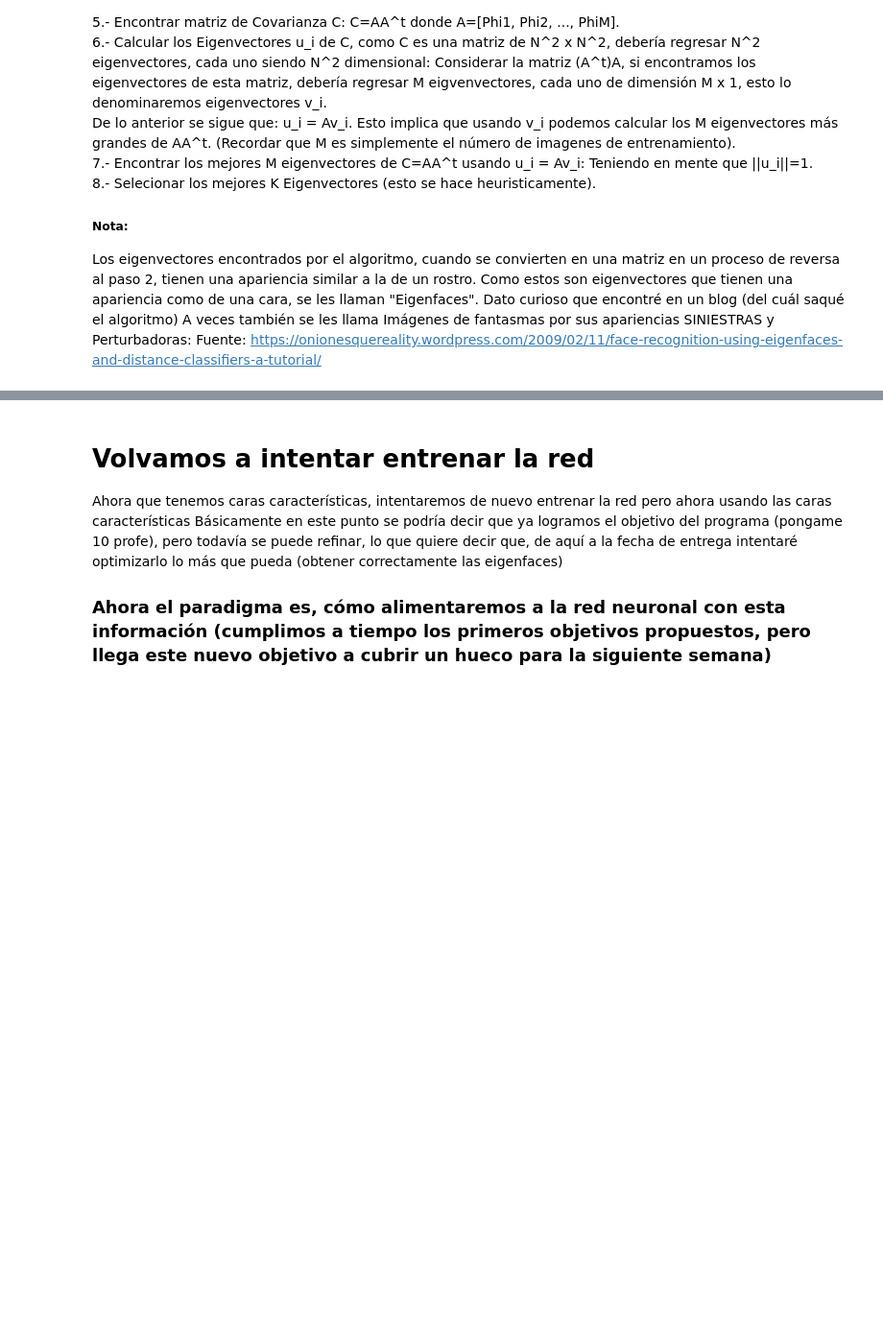
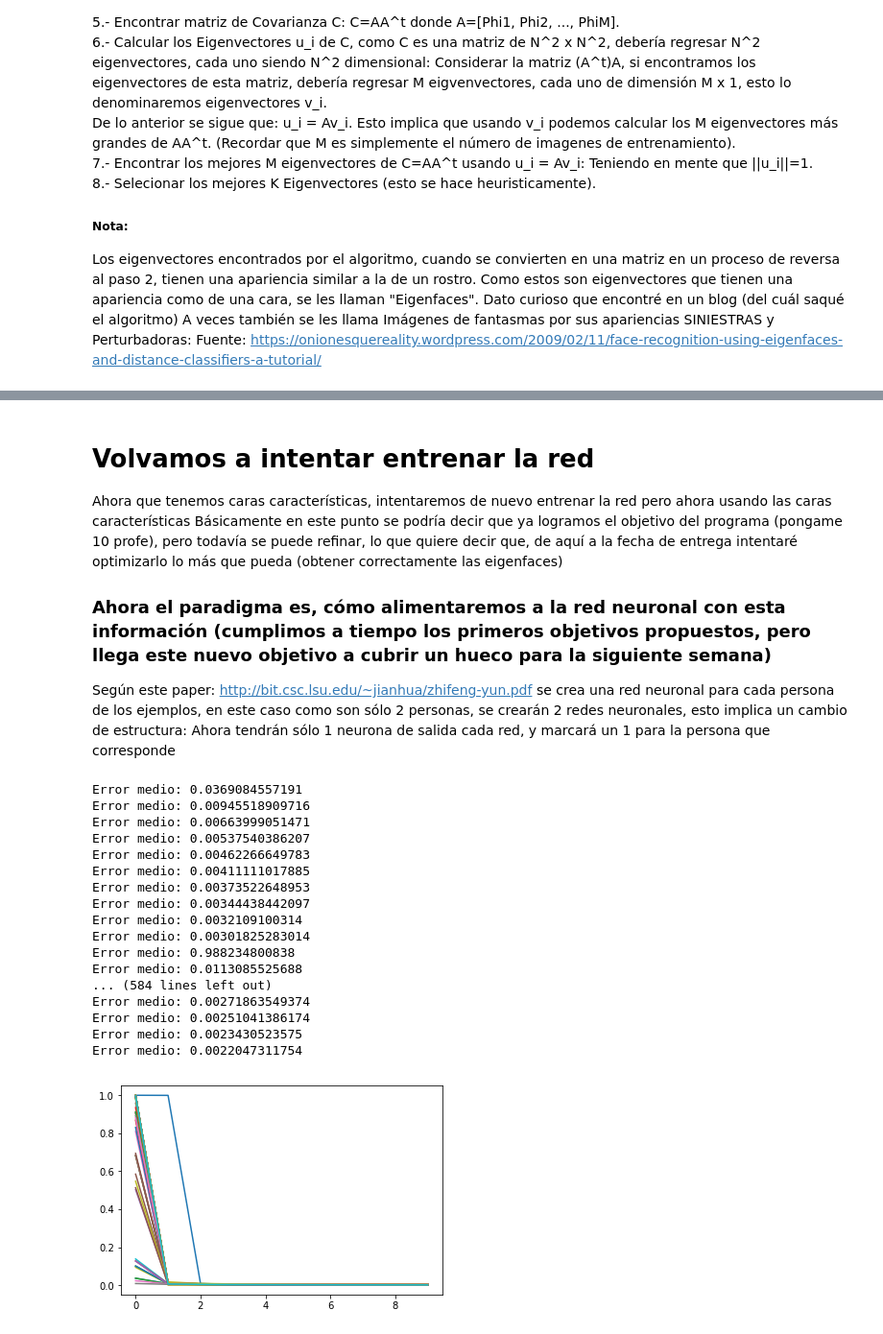
Before and after one commit to AudCavalier/face-recognition-NeuralNet, a Jupyter notebook: RedNeuronal.ipynb, the cells around one changed output, grey strips where cells are left out. Shown at 96% size. Drawn from its saved outputs; the diff is of its cells as text; code cells hidden in the pictures; blank space fills up the shorter version.

Commit message:
Characteristic vectors calculated, training of red and prediction using different faces

```diff
--- a/RedNeuronal.ipynb
+++ b/RedNeuronal.ipynb
@@ -20,6 +20,7 @@
 
 ## (Primer objetivo propuesto)
 # %%
+# CAMBIO REALIZADO PARA PROBAR LA RED: AHORA IMPLEMENTARÁ 1 NEURONA DE SALIDA
 import numpy as np
 
 #La red neuronal
@@ -31,14 +32,14 @@ import numpy as np
 class neuralnet:
     def __init__(self, inpn):
         self.inputneurons=inpn #Numero de neuronas de entrada
-        self.outputneurons=2 #Numero de neuronas de salida, como ya sé que van a ser sólo dos, de una vez la fijo en 2
+        self.outputneurons=1
 
         #Iniciamos las capas ocultas como un arreglo de zeros
         #Iniciamos los pesos
         self.w1=np.random.randn(inpn, inpn)
         self.w2=np.random.randn(inpn, inpn)
         self.w3=np.random.randn(inpn, inpn)
-        self.w4=np.random.randn(inpn, 2)
+        self.w4=np.random.randn(inpn, 1)
 
     #Función sigmoide
     def sigmoid(self, x, d):
@@ -55,8 +56,7 @@ class neuralnet:
     #Para entrenar la red, recibe un ejemplo de entrenamiento y el número de epocas de entrenamiento deseadas, de preferencia arriba de 10000
     #UTILIZAREMOS 3 CAPAS OCULTAS, COMO AÚN NO EXTRAEMOS LAS CARACTERÍSTICAS DE LAS IMAGENES, ESTO SE VA A DESCONTROLAR FEO
     def train(self, inputarr, Y, epoch):
-        #PRIMERA PRUEBA, QUE CADA PIXEL DE LA ENTRADA SEA UNA NEURONA DE ENTRADA
-        X=inputarr.flatten().reshape(1,self.inputneurons)
+        X=inputarr.reshape(1, self.inputneurons)
         graphvar=[]
         for e in range(epoch):
             #Feed-forward
@@ -69,7 +69,7 @@ class neuralnet:
             error_calc= Y - Outl
 
             #BonitoDebug
-            if (e%1000==0):
+            if (e%500==0):
                 graphvar.append(np.mean(np.abs(error_calc)))
                 print("Error medio: " + str(np.mean(np.abs(error_calc))))
 
@@ -92,13 +92,11 @@ class neuralnet:
         graphx=[i for i in range(len(graphvar))]
         plt.plot(graphx, graphvar)
 
+    #ESTA EVIDENTEMENTE LA TENDREMOS QUE REESCRIBIR
     def test(self, testarr):
-        X=testarr.flatten().reshape(1,self.inputneurons)
+        X=testarr.reshape(1, self.inputneurons)
         l0 = self.sigmoid(np.dot(X, self.w1), False)
         l1 = self.sigmoid(np.dot(l0, self.w2), False)
         l2 = self.sigmoid(np.dot(l1, self.w3), False)
         self.pred_o = self.sigmoid(np.dot(l2, self.w4), False)
-        if (self.pred_o[0][0]>self.pred_o[0][1]):
-            print("Predicción: Rui Kiriyama")
-        else:
-            print("Predicción: Takada Riho")
+        #print(str(self.pred_o))
@@ -264,3 +270,5 @@ Ahora que tenemos caras características, intentaremos de nuevo entrenar la red
 Básicamente en este punto se podría decir que ya logramos el objetivo del programa (pongame 10 profe), pero todavía se puede refinar, lo que quiere decir que, de aquí a la fecha de entrega intentaré optimizarlo lo más que pueda (obtener correctamente las eigenfaces)
 
 ### Ahora el paradigma es, cómo alimentaremos a la red neuronal con esta información (cumplimos a tiempo los primeros objetivos propuestos, pero llega este nuevo objetivo a cubrir un hueco para la siguiente semana)
+
+Según este paper: http://bit.csc.lsu.edu/~jianhua/zhifeng-yun.pdf se crea una red neuronal para cada persona de los ejemplos, en este caso como son sólo 2 personas, se crearán 2 redes neuronales, esto implica un cambio de estructura: Ahora tendrán sólo 1 neurona de salida cada red, y marcará un 1 para la persona que corresponde
@@ -285,0 +275,55 @@ Básicamente en este punto se podría decir que ya logramos el objetivo del prog
+# %%
+#Extrayendo vectores característicos
+ruiSamp=[]
+rihoSamp=[]
+
+for i in range(len(samples.Training)):
+    if (i%2==0):
+        ruiSamp.append(samples.Training[i])
+    else:
+        rihoSamp.append(samples.Training[i])
+
+#Nuevamente, se que esto se puede generalizar más, pero tendré que hacerlo así por simplicidad y porque sabemos que ambas
+#muestras son del mismo tamaño
+for i in range(len(ruiSamp)):
+    ruiSamp[i]=np.dot((ruiSamp[i]-Med).flatten().reshape(1,900), U)
+    rihoSamp[i]=np.dot((rihoSamp[i]-Med).flatten().reshape(1,900), U)
+
+## LO ANTERIOR ES CON LO QUE ENTRENAREMOS LA RED, EL VECTOR CARACTERÍSTICO REPRESENTA LA APORTACIÓN DE CADA EIGENFACE
+## A LA CARA ORIGINAL, POR ESO EL VECTOR CARACTERÍSTICO DE CADA CARA ES DE TAMAÑO 1 x K
+
+N, K = U.shape
+
+redTakada=neuralnet(K)
+redKiriyama=neuralnet(K)
+"""
+NO LO OLVIDES RICK:
+ENTRENA LA RED CON LOS VECTORES OBTENIDOS, SACA A LOS DATOS DE PRUEBA SUS VECTORES CARACTERÍSTICOS, PRUEBA LA RED
+YA CON ESTO, TERMINASTE EL PROYECTO DE PROGRAMACIÓN CIENTÍFICA ANTES DE TIEMPO
+"""
+for i in range(len(ruiSamp)):
+    redKiriyama.train(ruiSamp[i], 1, 5000) #1 entrenar la red de Rui, puros ejemplos de Rui
+    redKiriyama.train(rihoSamp[i], 0, 5000) #2 entrenar la red de Rui, puros ejemplos de Riho
+
+for i in range(len(rihoSamp)):
+    redTakada.train(rihoSamp[i], 1, 5000) #4 entrenar la red de Riho, puros ejemplos de Riho
+    redTakada.train(ruiSamp[i], 0, 5000) #3 entrenar la red de Riho, puros ejemplos de Rui
+# %% [output]
+Error medio: 0.0369084557191
+Error medio: 0.00945518909716
+Error medio: 0.00663999051471
+Error medio: 0.00537540386207
+Error medio: 0.00462266649783
+Error medio: 0.00411111017885
+Error medio: 0.00373522648953
+Error medio: 0.00344438442097
+Error medio: 0.0032109100314
+Error medio: 0.00301825283014
+Error medio: 0.988234800838
+Error medio: 0.0113085525688
+... (584 lines left out)
+Error medio: 0.00271863549374
+Error medio: 0.00251041386174
+Error medio: 0.0023430523575
+Error medio: 0.0022047311754
+[figure, added]
```
Also changed, not shown: parts of 12 cells of this notebook.
